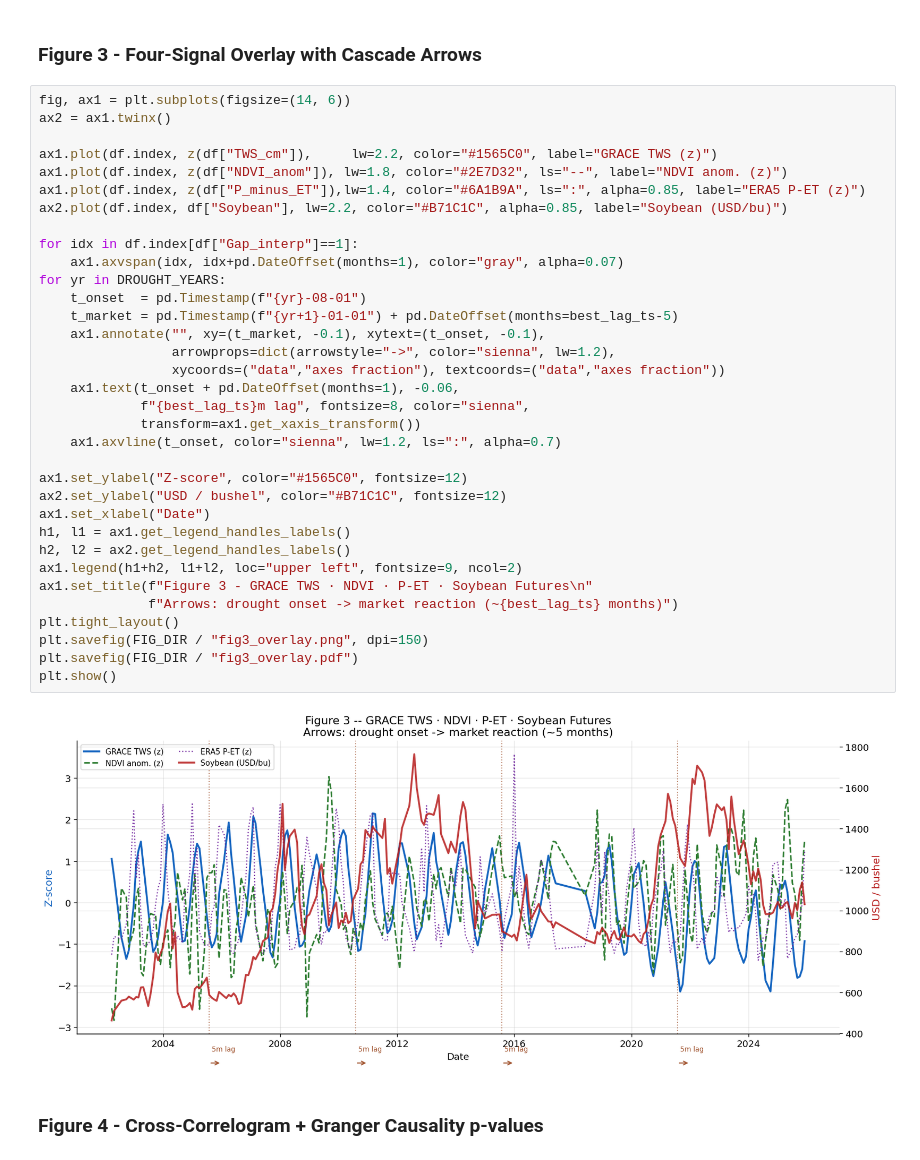
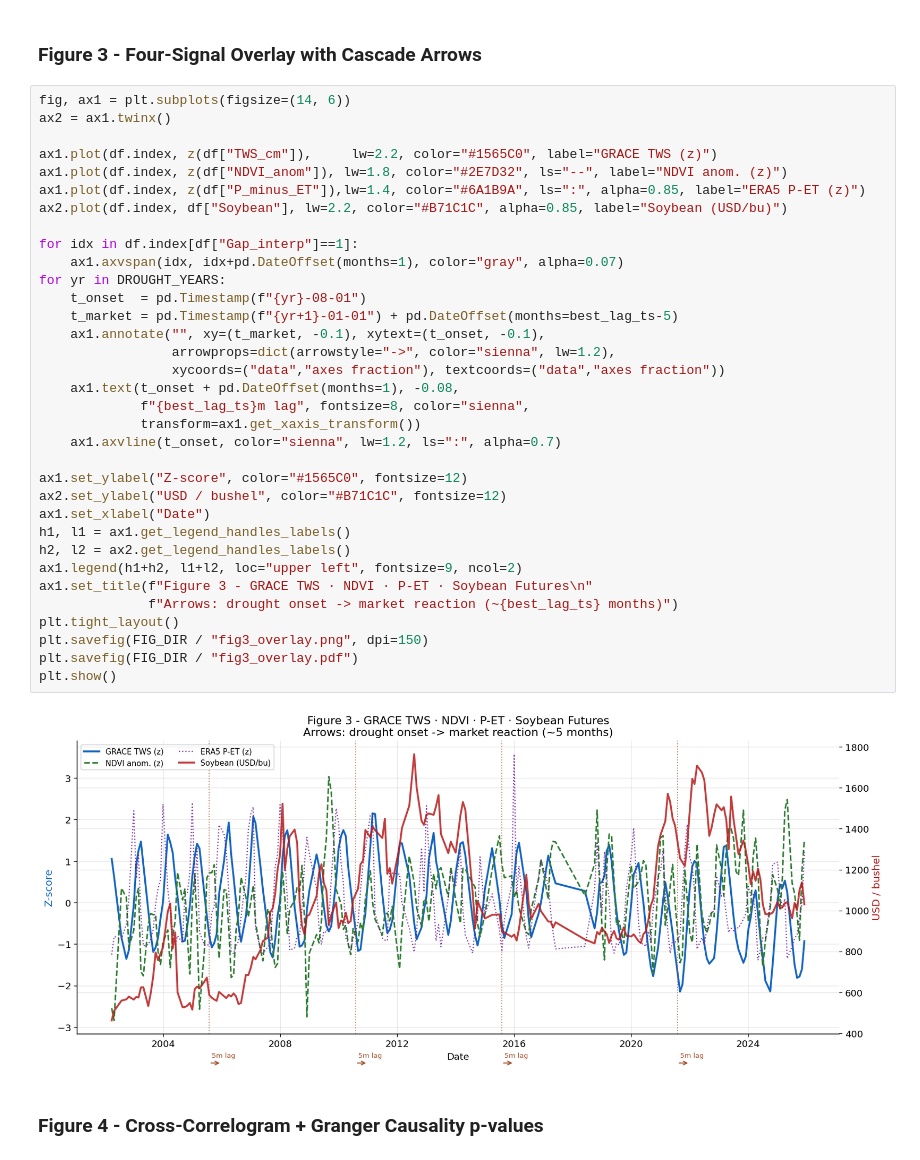
Before and after one commit to alpersam/Space-Data-Project, a Jupyter notebook: main.ipynb, the cells around one changed output. Saved outputs shown, nothing was run; the diff lists cells and outputs as text.

```diff
--- a/main.ipynb
+++ b/main.ipynb
@@ -788,35 +788,35 @@ ax2 = ax1.twinx()
 ax1.plot(df.index, z(df["TWS_cm"]),     lw=2.2, color="#1565C0", label="GRACE TWS (z)")
 ax1.plot(df.index, z(df["NDVI_anom"]), lw=1.8, color="#2E7D32", ls="--", label="NDVI anom. (z)")
 ax1.plot(df.index, z(df["P_minus_ET"]),lw=1.4, color="#6A1B9A", ls=":", alpha=0.85, label="ERA5 P-ET (z)")
 ax2.plot(df.index, df["Soybean"], lw=2.2, color="#B71C1C", alpha=0.85, label="Soybean (USD/bu)")
 
 for idx in df.index[df["Gap_interp"]==1]:
     ax1.axvspan(idx, idx+pd.DateOffset(months=1), color="gray", alpha=0.07)
 for yr in DROUGHT_YEARS:
     t_onset  = pd.Timestamp(f"{yr}-08-01")
     t_market = pd.Timestamp(f"{yr+1}-01-01") + pd.DateOffset(months=best_lag_ts-5)
     ax1.annotate("", xy=(t_market, -0.1), xytext=(t_onset, -0.1),
                  arrowprops=dict(arrowstyle="->", color="sienna", lw=1.2),
                  xycoords=("data","axes fraction"), textcoords=("data","axes fraction"))
-    ax1.text(t_onset + pd.DateOffset(months=1), -0.06,
+    ax1.text(t_onset + pd.DateOffset(months=1), -0.08,
              f"{best_lag_ts}m lag", fontsize=8, color="sienna",
              transform=ax1.get_xaxis_transform())
     ax1.axvline(t_onset, color="sienna", lw=1.2, ls=":", alpha=0.7)
 
 ax1.set_ylabel("Z-score", color="#1565C0", fontsize=12)
 ax2.set_ylabel("USD / bushel", color="#B71C1C", fontsize=12)
 ax1.set_xlabel("Date")
 h1, l1 = ax1.get_legend_handles_labels()
 h2, l2 = ax2.get_legend_handles_labels()
 ax1.legend(h1+h2, l1+l2, loc="upper left", fontsize=9, ncol=2)
 ax1.set_title(f"Figure 3 - GRACE TWS · NDVI · P-ET · Soybean Futures\n"
               f"Arrows: drought onset -> market reaction (~{best_lag_ts} months)")
 plt.tight_layout()
 plt.savefig(FIG_DIR / "fig3_overlay.png", dpi=150)
 plt.savefig(FIG_DIR / "fig3_overlay.pdf")
 plt.show()
 # %% [output]
-[figure, old version]
+[figure, new version]
 # %% [markdown]
 ### Figure 4 - Cross-Correlogram + Granger Causality p-values
 # %%
```
Also changed, not shown: 2 other files.
